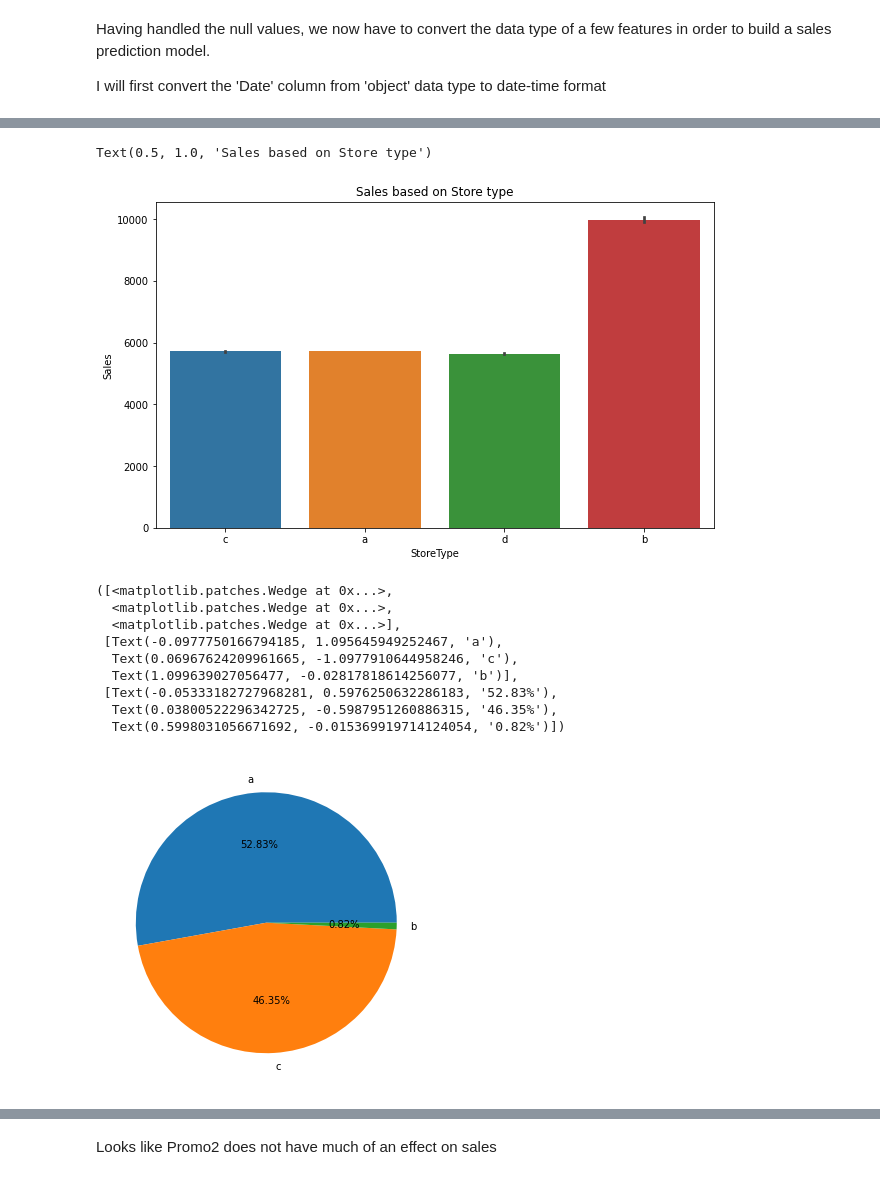
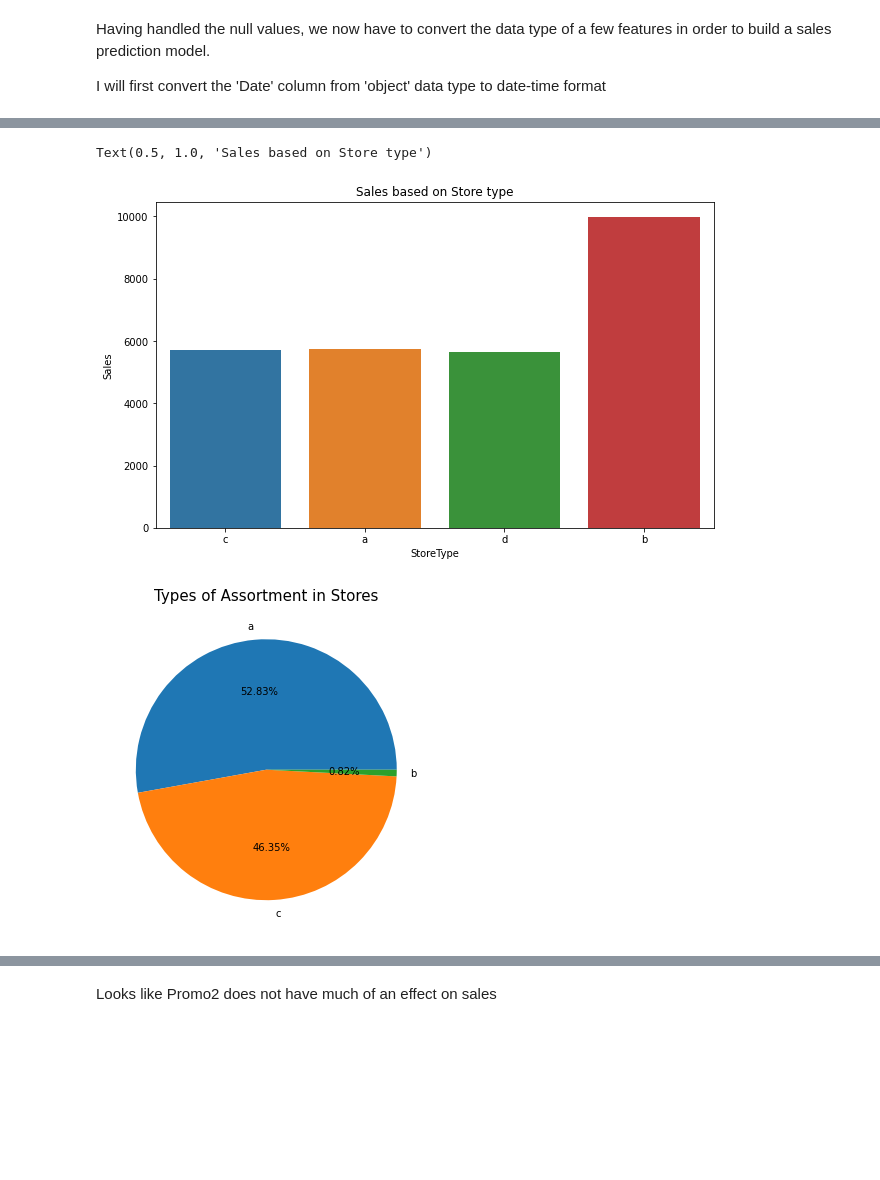
Before and after one commit to priyaregit/Rossmann-Sales-Prediction_Regression_Capstone-Project, a Jupyter notebook: Rossmann_Sales_Prediction_Capstone_Project_2_Supriya.ipynb, the cells around one changed output, grey strips where cells are left out. Drawn from its saved outputs; the diff is of its cells as text; code cells hidden in the pictures; blank space fills up the shorter version.

```diff
--- a/Rossmann_Sales_Prediction_Capstone_Project_2_Supriya.ipynb
+++ b/Rossmann_Sales_Prediction_Capstone_Project_2_Supriya.ipynb
@@ -273,0 +284,2 @@ plt.xticks([0,1], labels = ['No', 'Yes'])
+# %%
+store.drop(store [(store['Open'] == 1) & (store['Sales'] == 0)].index, inplace = True)
@@ -308,4 +331,10 @@ store['week_number'] = store['Date'].dt.week
 # %%
 # Plotting a Pie Chart to visualize the number of stores by type
 plt.pie(store['StoreType'].value_counts(), labels = store['StoreType'].value_counts().index, autopct = "%.02f%%")
+
+# Giving a title to the plot
+plt.title("Store Type", fontsize = 15)
+
+# Setting the display figure size using rcParams method
+plt.rcParams['figure.figsize'] = (10, 6)
 # %% [output]
@@ -325,23 +342,20 @@ plt.pie(store['StoreType'].value_counts(), labels = store['StoreType'].value_cou
 # %%
 # Barplot to check Sales according to Store type
-sns.barplot(x ='StoreType', y ='Sales', data = store)
+sns.barplot(x ='StoreType', y ='Sales', data = store, ci = None)
 plt.title('Sales based on Store type')
 # %% [output]
 Text(0.5, 1.0, 'Sales based on Store type')
-[figure, old version]
+[figure, new version]
 # %%
 # Plotting a Pie Chart to visualize the number of stores by assortment
 plt.pie(store['Assortment'].value_counts(), labels = store['Assortment'].value_counts().index, autopct = "%.02f%%")
+
+# Giving a title to the plot
+plt.title("Types of Assortment in Stores", fontsize = 15)
+
+# Setting the display figure size using rcParams method
+plt.rcParams['figure.figsize'] = (10, 6)
 # %% [output]
-([<matplotlib.patches.Wedge at 0x...>,
-  <matplotlib.patches.Wedge at 0x...>,
-  <matplotlib.patches.Wedge at 0x...>],
- [Text(-0.0977750166794185, 1.095645949252467, 'a'),
-  Text(0.06967624209961665, -1.0977910644958246, 'c'),
-  Text(1.099639027056477, -0.02817818614256077, 'b')],
- [Text(-0.05333182727968281, 0.5976250632286183, '52.83%'),
-  Text(0.03800522296342725, -0.5987951260886315, '46.35%'),
-  Text(0.5998031056671692, -0.015369919714124054, '0.82%')])
-[figure, old version]
+[figure, new version]
 # %%
 # Barplot to check Sales according to Assortments
```
Also changed, not shown: parts of 79 cells of this notebook.
